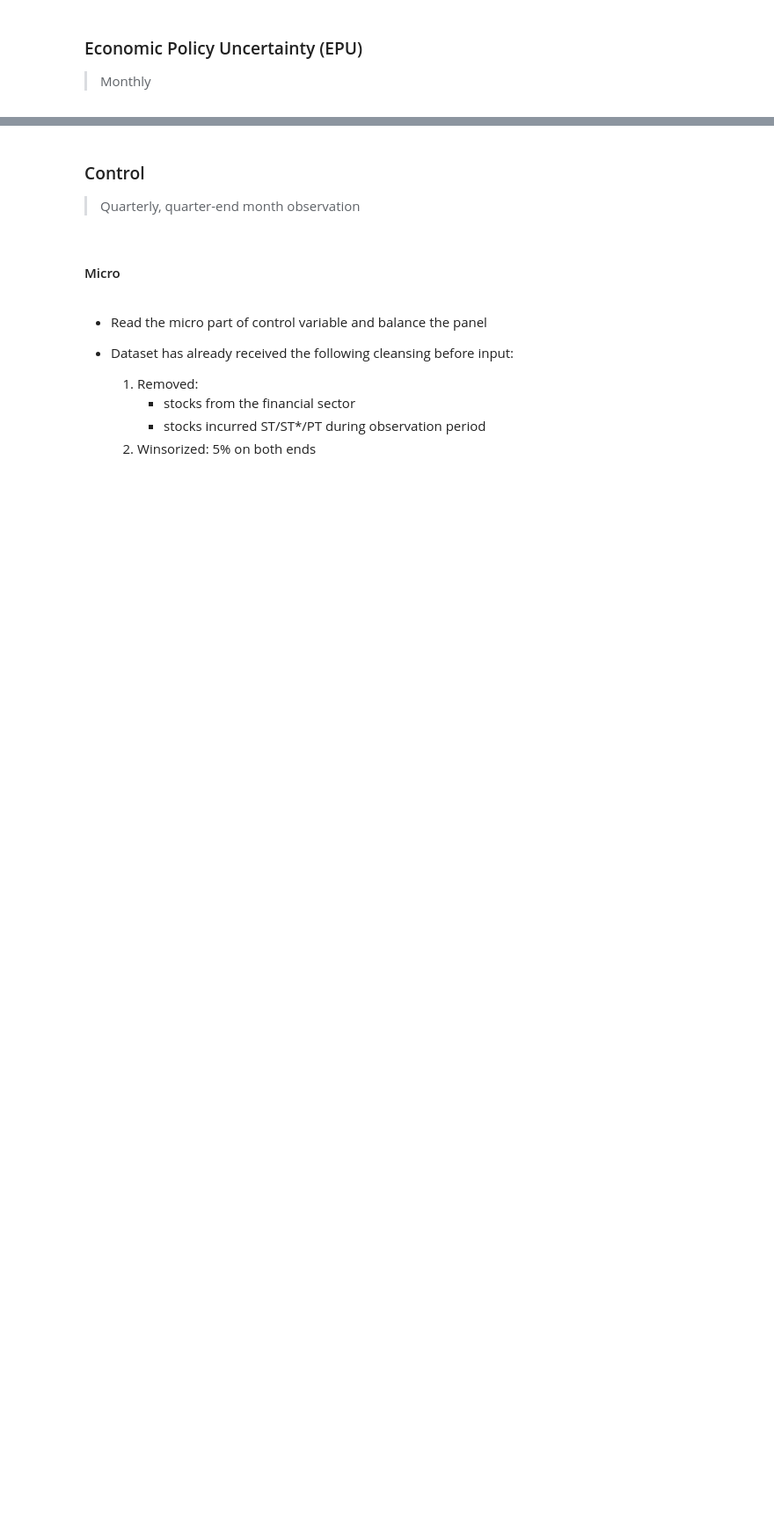
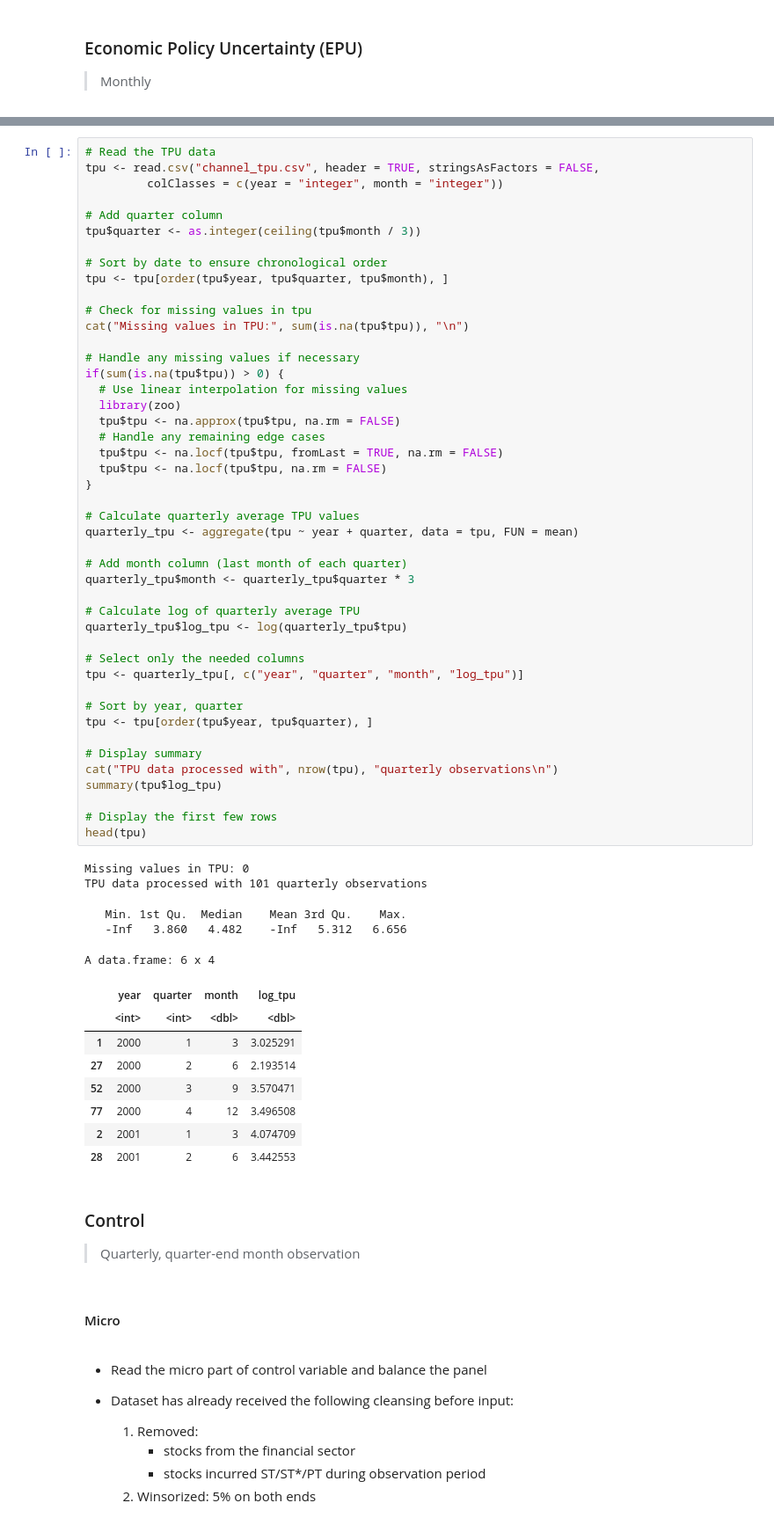
Before and after one commit to wudl-21/econ5370, a Jupyter notebook: main.ipynb, the cells around one changed output, grey strips where cells are left out. Shown at 88% size. Cells and saved outputs as stored; diff of their text form; blank space fills up the shorter version.

Commit message:
feat: add TPU as a new component in the channel mechanism

```diff
--- a/main.ipynb
+++ b/main.ipynb
@@ -669,3 +824,62 @@ head(epu)
+# %%
+# Read the TPU data
+tpu <- read.csv("channel_tpu.csv", header = TRUE, stringsAsFactors = FALSE,
+         colClasses = c(year = "integer", month = "integer"))
+
+# Add quarter column
+tpu$quarter <- as.integer(ceiling(tpu$month / 3))
+
+# Sort by date to ensure chronological order
+tpu <- tpu[order(tpu$year, tpu$quarter, tpu$month), ]
+
+# Check for missing values in tpu
+cat("Missing values in TPU:", sum(is.na(tpu$tpu)), "\n")
+
+# Handle any missing values if necessary
+if(sum(is.na(tpu$tpu)) > 0) {
+  # Use linear interpolation for missing values
+  library(zoo)
+  tpu$tpu <- na.approx(tpu$tpu, na.rm = FALSE)
+  # Handle any remaining edge cases
+  tpu$tpu <- na.locf(tpu$tpu, fromLast = TRUE, na.rm = FALSE)
+  tpu$tpu <- na.locf(tpu$tpu, na.rm = FALSE)
+}
+
+# Calculate quarterly average TPU values
+quarterly_tpu <- aggregate(tpu ~ year + quarter, data = tpu, FUN = mean)
+
+# Add month column (last month of each quarter)
+quarterly_tpu$month <- quarterly_tpu$quarter * 3
+
+# Calculate log of quarterly average TPU
+quarterly_tpu$log_tpu <- log(quarterly_tpu$tpu)
+
+# Select only the needed columns
+tpu <- quarterly_tpu[, c("year", "quarter", "month", "log_tpu")]
+
+# Sort by year, quarter
+tpu <- tpu[order(tpu$year, tpu$quarter), ]
+
+# Display summary
+cat("TPU data processed with", nrow(tpu), "quarterly observations\n")
+summary(tpu$log_tpu)
+
+# Display the first few rows
+head(tpu)
+# %% [output]
+Missing values in TPU: 0
+TPU data processed with 101 quarterly observations
+   Min. 1st Qu.  Median    Mean 3rd Qu.    Max.
+   -Inf   3.860   4.482    -Inf   5.312   6.656
+A data.frame: 6 x 4
+|  | year | quarter | month | log_tpu |
+|  | <int> | <int> | <dbl> | <dbl> |
+| 1 | 2000 | 1 | 3 | 3.025291 |
+| 27 | 2000 | 2 | 6 | 2.193514 |
+| 52 | 2000 | 3 | 9 | 3.570471 |
+| 77 | 2000 | 4 | 12 | 3.496508 |
+| 2 | 2001 | 1 | 3 | 4.074709 |
+| 28 | 2001 | 2 | 6 | 3.442553 |
 # %% [markdown]
 ### Control
 
```
Also changed, not shown: parts of 58 cells of this notebook, 1 other file.
